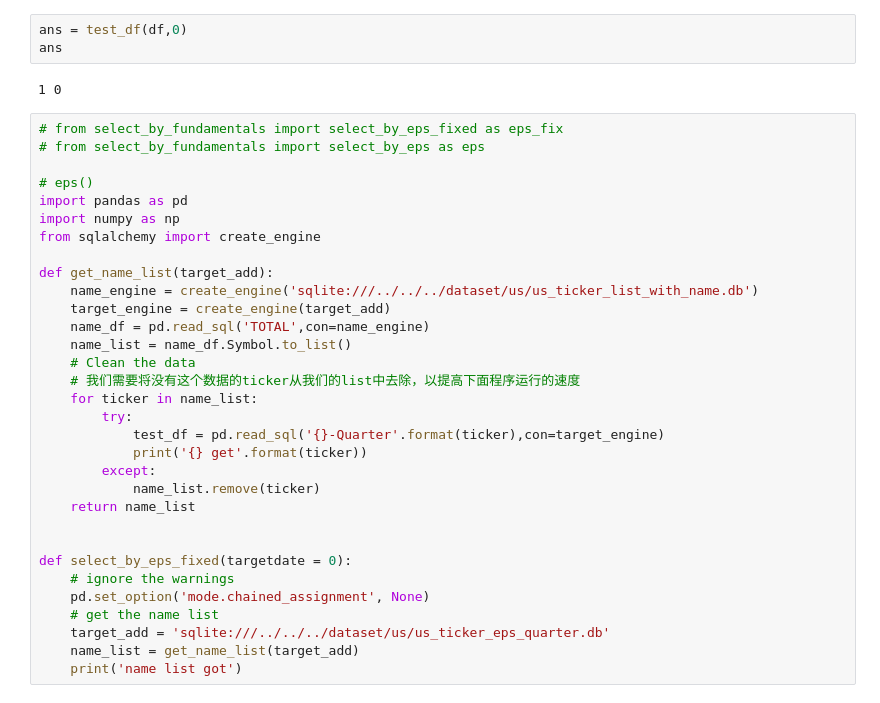
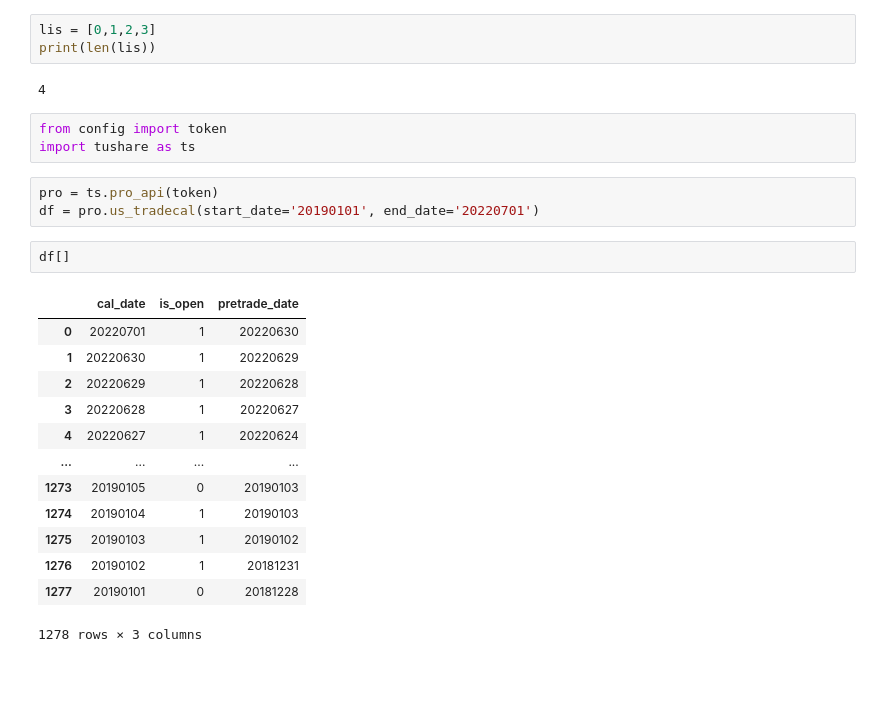
Before and after one commit to Rain1047/Short_Mid_Trend_Trading_System, a Jupyter notebook: strategy/strategy01_select/select_fundamental/test.ipynb, the cells around one changed output. Saved outputs shown, nothing was run; the diff lists cells and outputs as text; blank space fills up the shorter version.

```diff
--- a/strategy/strategy01_select/select_fundamental/test.ipynb
+++ b/strategy/strategy01_select/select_fundamental/test.ipynb
@@ -20,37 +9,27 @@ def test_df(df,temp1):
-# %%
-ans = test_df(df,0)
-ans
-# %% [output]
-1 0
-# %%
-# from select_by_fundamentals import select_by_eps_fixed as eps_fix
-# from select_by_fundamentals import select_by_eps as eps
-
-# eps()
-import pandas as pd
-import numpy as np
-from sqlalchemy import create_engine
-
-def get_name_list(target_add):
-    name_engine = create_engine('sqlite:///../../../dataset/us/us_ticker_list_with_name.db')
-    target_engine = create_engine(target_add)
-    name_df = pd.read_sql('TOTAL',con=name_engine)
-    name_list = name_df.Symbol.to_list()
-    # Clean the data
-    # 我们需要将没有这个数据的ticker从我们的list中去除，以提高下面程序运行的速度
-    for ticker in name_list:
-        try:
-            test_df = pd.read_sql('{}-Quarter'.format(ticker),con=target_engine)
-            print('{} get'.format(ticker))
-        except:
-            name_list.remove(ticker)
-    return name_list
-
-
-def select_by_eps_fixed(targetdate = 0):
-    # ignore the warnings
-    pd.set_option('mode.chained_assignment', None)
-    # get the name list
-    target_add = 'sqlite:///../../../dataset/us/us_ticker_eps_quarter.db'
-    name_list = get_name_list(target_add)
-    print('name list got')
+# %%
+lis = [0,1,2,3]
+print(len(lis))
+# %% [output]
+4
+# %%
+from config import token
+import tushare as ts
+# %%
+pro = ts.pro_api(token)
+df = pro.us_tradecal(start_date='20190101', end_date='20220701')
+# %%
+df[]
+# %% [output]
+|  | cal_date | is_open | pretrade_date |
+| 0 | 20220701 | 1 | 20220630 |
+| 1 | 20220630 | 1 | 20220629 |
+| 2 | 20220629 | 1 | 20220628 |
+| 3 | 20220628 | 1 | 20220627 |
+| 4 | 20220627 | 1 | 20220624 |
+| ... | ... | ... | ... |
+| 1273 | 20190105 | 0 | 20190103 |
+| 1274 | 20190104 | 1 | 20190103 |
+| 1275 | 20190103 | 1 | 20190102 |
+| 1276 | 20190102 | 1 | 20181231 |
+| 1277 | 20190101 | 0 | 20181228 |
+1278 rows × 3 columns
```
Also changed, not shown: parts of 3 cells of this notebook, 11 other files.
